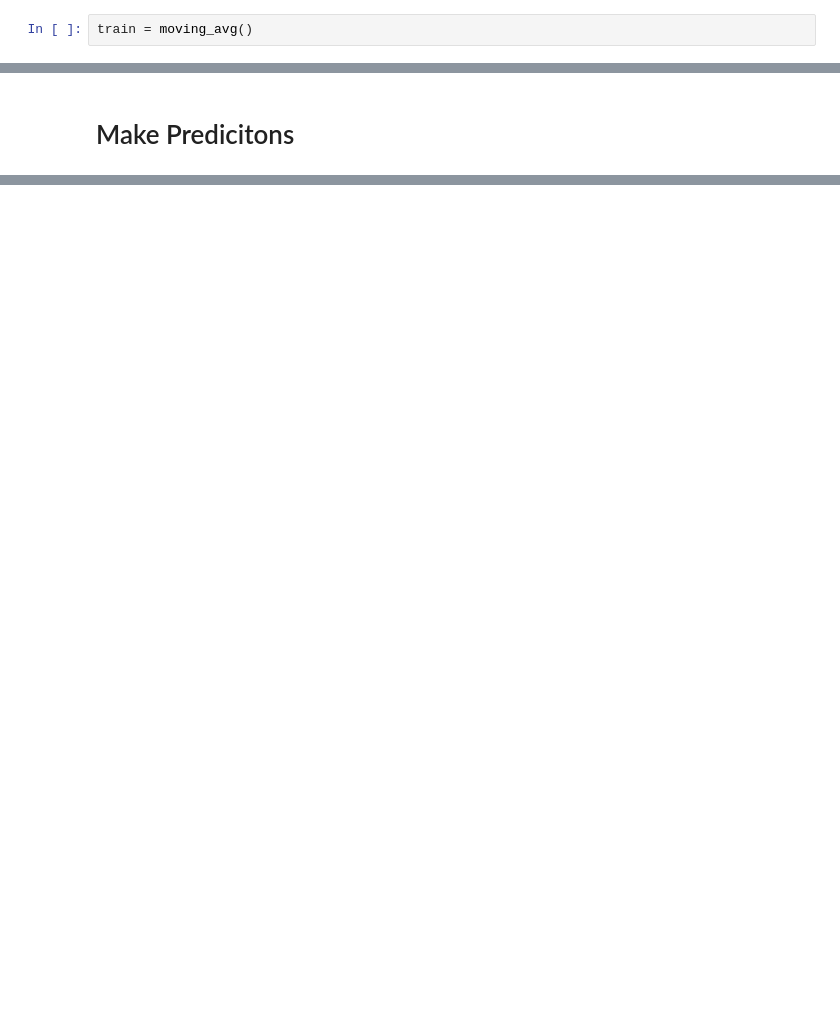
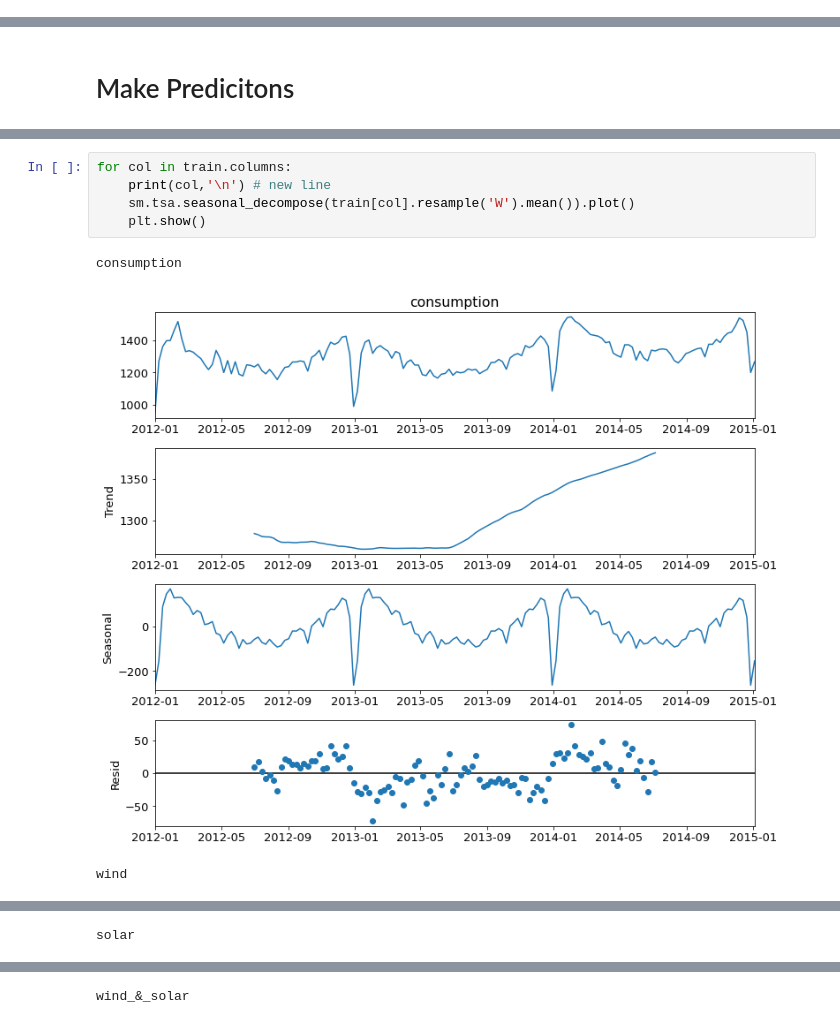
Before and after one commit to george887/time-series-exercises, a Jupyter notebook: german_energy_model.ipynb, the cells around one changed output, grey strips where cells are left out. Saved outputs shown, nothing was run; the diff lists cells and outputs as text; blank space fills up the shorter version.

```diff
--- a/german_energy_model.ipynb
+++ b/german_energy_model.ipynb
@@ -312,5 +310,3 @@ def moving_avg():
         plt.plot(train[col].rolling(120).mean())
         plt.plot(train[col], alpha = .2)
         plt.show()
-# %%
-train = moving_avg()
@@ -340,0 +421,9 @@ TypeError: 'NoneType' object is not subscriptable
+# %%
+for col in train.columns:
+    print(col,'\n') # new line
+    sm.tsa.seasonal_decompose(train[col].resample('W').mean()).plot()
+    plt.show()
+# %% [output]
+consumption
+[figure, added]
+wind
@@ -340,0 +431 @@ TypeError: 'NoneType' object is not subscriptable
+solar
@@ -340,0 +433 @@ TypeError: 'NoneType' object is not subscriptable
+wind_&_solar
```
Also changed, not shown: parts of 41 cells of this notebook.
